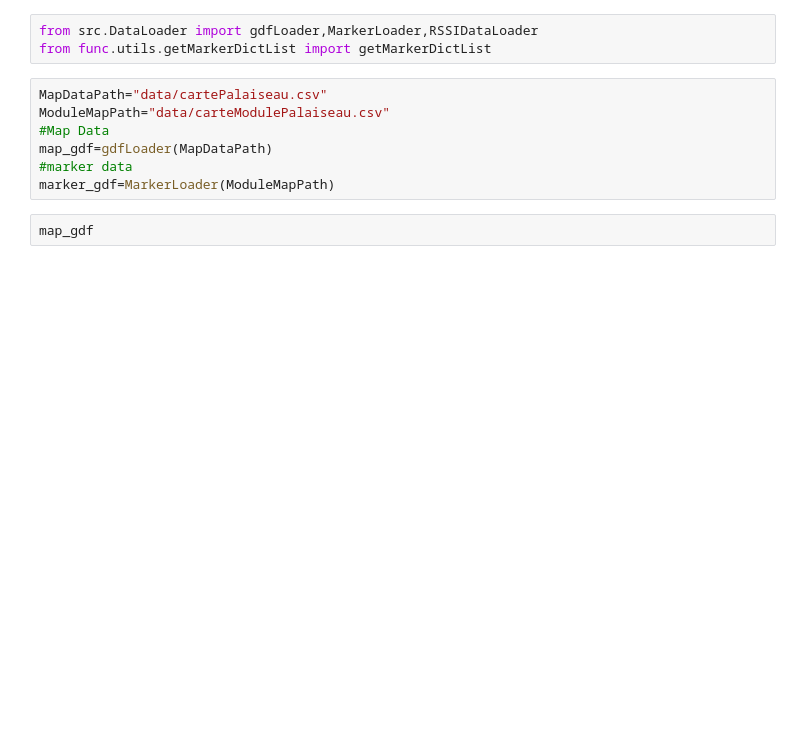
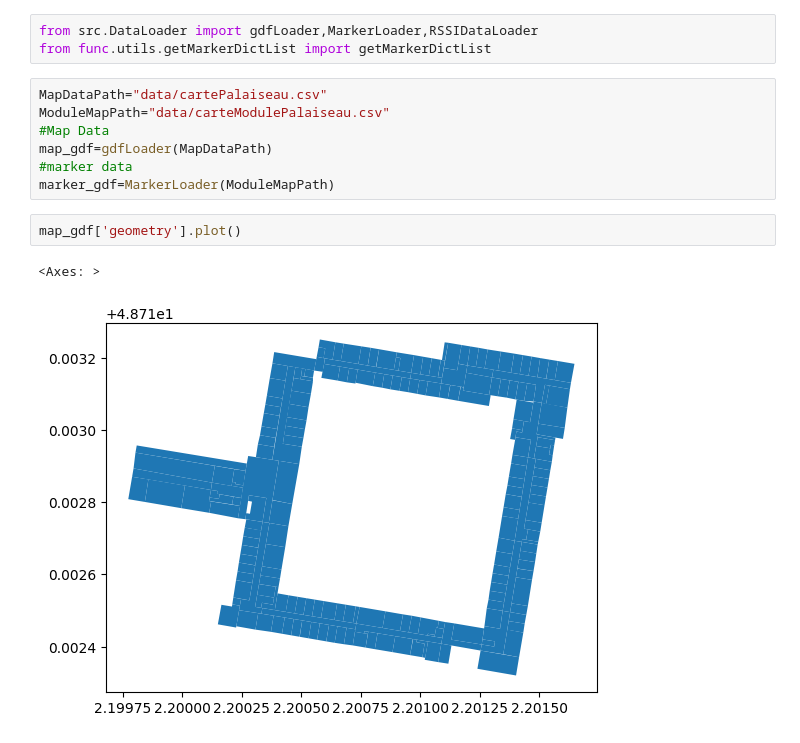
Before and after one commit to gatienc/Cartobat, a Jupyter notebook: symbolic_localisation.ipynb, the cells around one changed output. Drawn from its saved outputs; the diff is of its cells as text; blank space fills up the shorter version.

```diff
--- a/symbolic_localisation.ipynb
+++ b/symbolic_localisation.ipynb
@@ -9,4 +9,7 @@ map_gdf=gdfLoader(MapDataPath)
 #marker data
 marker_gdf=MarkerLoader(ModuleMapPath)
 # %%
-map_gdf
+map_gdf['geometry'].plot()
+# %% [output]
+<Axes: >
+[figure, added]
```
Also changed, not shown: parts of 4 cells of this notebook, 2 other files.
